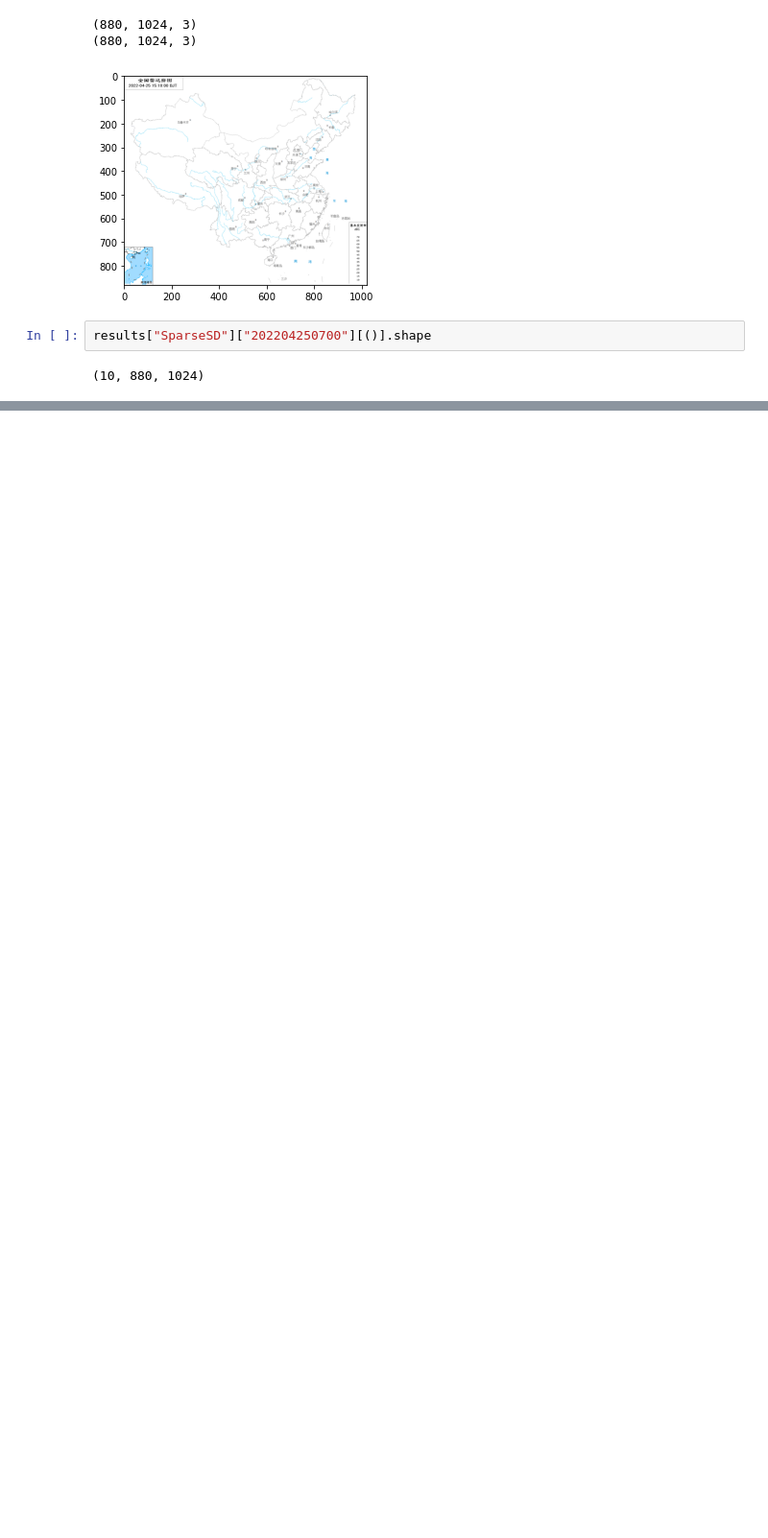
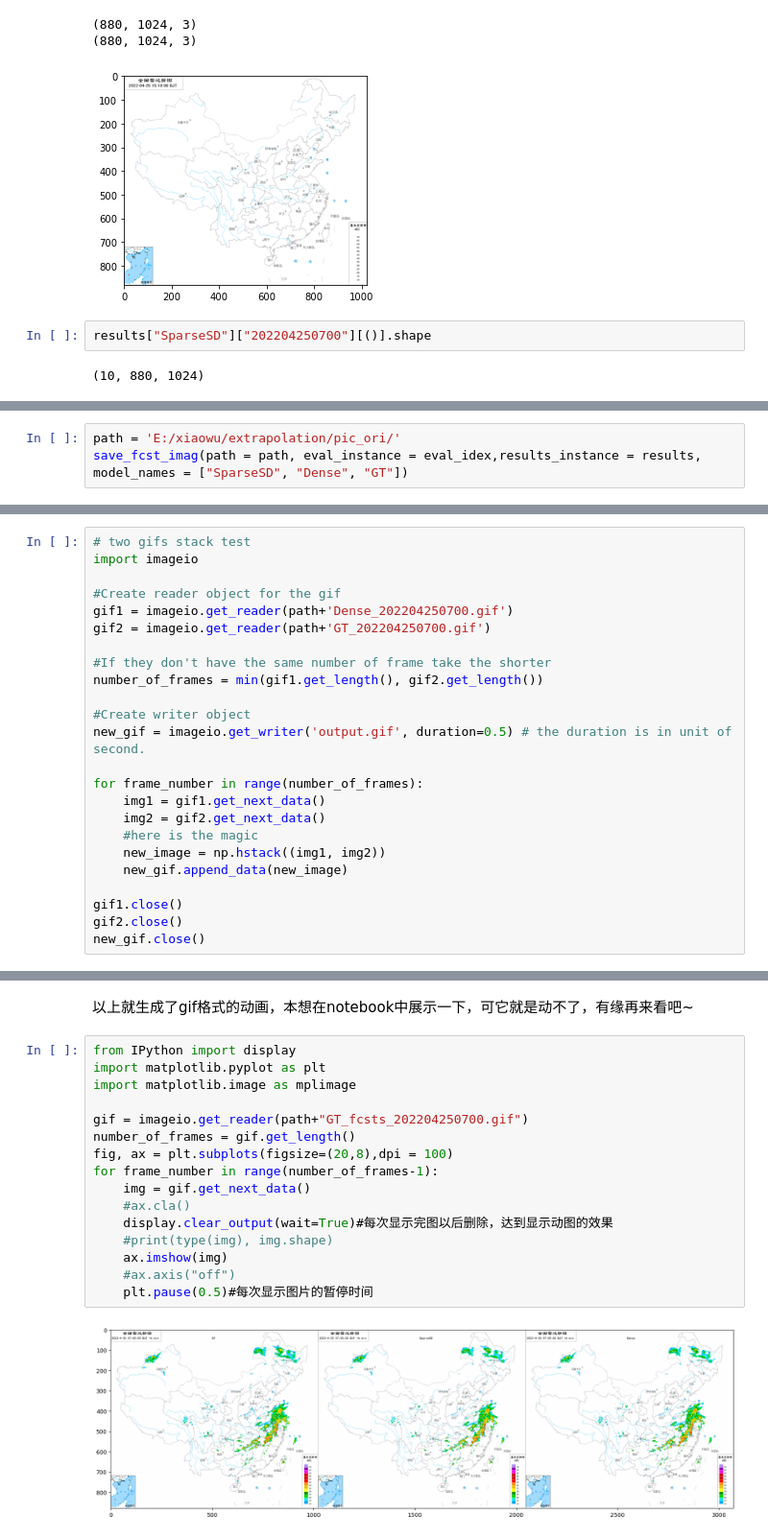
Before and after one commit to lovelyweather/learning_machine_learning, a Jupyter notebook: Optical_Flow_Extraplolation/extrapolation_china.ipynb, the cells around one changed output, grey strips where cells are left out. Shown at 96% size. Saved outputs shown, nothing was run; the diff lists cells and outputs as text; blank space fills up the shorter version.

```diff
--- a/Optical_Flow_Extraplolation/extrapolation_china.ipynb
+++ b/Optical_Flow_Extraplolation/extrapolation_china.ipynb
@@ -729,0 +760,3 @@ def(data_in, flaw_img_array):
+# %%
+path = 'E:/xiaowu/extrapolation/pic_ori/'
+save_fcst_imag(path = path, eval_instance = eval_idex,results_instance = results, model_names = ["SparseSD", "Dense", "GT"])
@@ -729,0 +783,24 @@ def(data_in, flaw_img_array):
+# %%
+# two gifs stack test
+import imageio
+
+#Create reader object for the gif
+gif1 = imageio.get_reader(path+'Dense_202204250700.gif')
+gif2 = imageio.get_reader(path+'GT_202204250700.gif')
+
+#If they don't have the same number of frame take the shorter
+number_of_frames = min(gif1.get_length(), gif2.get_length())
+
+#Create writer object
+new_gif = imageio.get_writer('output.gif', duration=0.5) # the duration is in unit of second.
+
+for frame_number in range(number_of_frames):
+    img1 = gif1.get_next_data()
+    img2 = gif2.get_next_data()
+    #here is the magic
+    new_image = np.hstack((img1, img2))
+    new_gif.append_data(new_image)
+
+gif1.close()
+gif2.close()
+new_gif.close()
@@ -729,0 +843,20 @@ def(data_in, flaw_img_array):
+# %% [markdown]
+以上就生成了gif格式的动画，本想在notebook中展示一下，可它就是动不了，有缘再来看吧~
+# %%
+from IPython import display
+import matplotlib.pyplot as plt
+import matplotlib.image as mplimage
+
+gif = imageio.get_reader(path+"GT_fcsts_202204250700.gif")
+number_of_frames = gif.get_length()
+fig, ax = plt.subplots(figsize=(20,8),dpi = 100)
+for frame_number in range(number_of_frames-1):
+    img = gif.get_next_data()
+    #ax.cla()
+    display.clear_output(wait=True)#每次显示完图以后删除，达到显示动图的效果
+    #print(type(img), img.shape)
+    ax.imshow(img)
+    #ax.axis("off")
+    plt.pause(0.5)#每次显示图片的暂停时间
+# %% [output]
+[figure, added]
```
Also changed, not shown: parts of 10 cells of this notebook.
